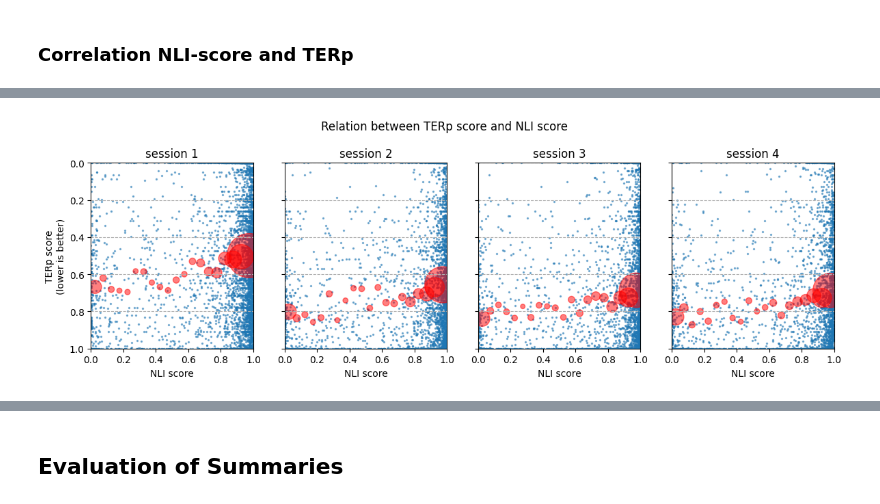
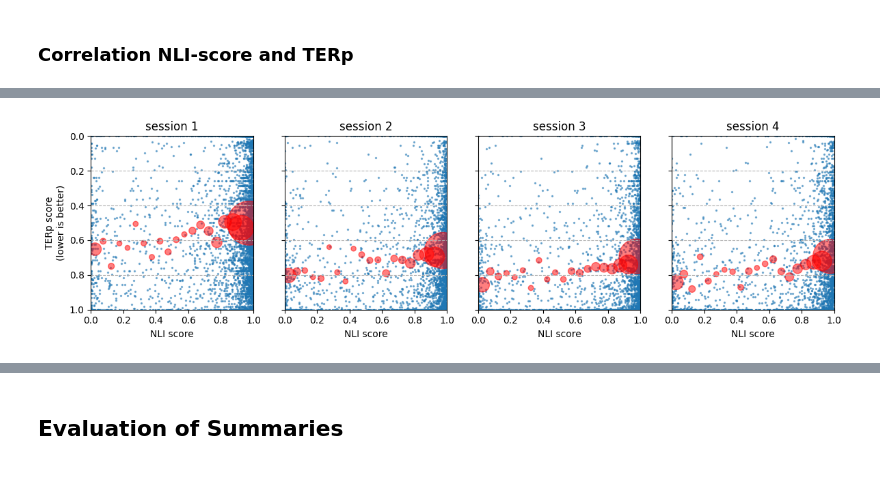
Before and after one commit to FrankVerhoef/pex, a Jupyter notebook: notebooks/analyse_bart_eval.ipynb, the cells around one changed output, grey strips where cells are left out. Drawn from its saved outputs; the diff is of its cells as text; code cells hidden in the pictures; blank space fills up the shorter version.

```diff
--- a/notebooks/analyse_bart_eval.ipynb
+++ b/notebooks/analyse_bart_eval.ipynb
@@ -440,7 +466,7 @@ corrected_counts = np.array([
 chart_data = np.array([original_counts, corrected_counts])
 titles = ["Original", "Corrected"]
 
-fig, axs = plt.subplots(ncols=2, figsize=(8,4), sharey=True)
+fig, axs = plt.subplots(ncols=2, figsize=(8,5), sharey=True)
 with plt.style.context('seaborn-v0_8-paper'):
     for dataset, ax in zip(range(2), axs):
 
@@ -452,14 +478,32 @@ with plt.style.context('seaborn-v0_8-paper'):
                 ax.text(session + 0.15, b + p/2, f"{p:.1f}", horizontalalignment='right', verticalalignment='center', fontsize='small', fontweight='bold', c='w')
             bottom += perc
 
+
+        # Plot a table with Accuracy, F1, Precision, Recall
+        acc = (chart_data[dataset][0] + chart_data[dataset][1]) / sum(chart_data[dataset])
+        prec = chart_data[dataset][0] / (chart_data[dataset][0] + chart_data[dataset][2])
+        rec = chart_data[dataset][0] / (chart_data[dataset][0] + chart_data[dataset][3])
+        f1 = [(2 * p * r) / (p + r) if (p + r) != 0 else 0 for p, r in zip(prec, rec)]
+        ax_table = ax.table(
+            cellText=np.round(np.array([acc, f1, prec, rec]) * 100, 1),
+            colLabels=[f"Session {s}" for s in sessions],
+            rowLabels=["Accuracy", "F1-score", "Precision", "Recall"] if dataset == 0 else None,
+            cellLoc='center',
+            loc='bottom',
+        )
+        ax_table.scale(1, 1.5)
+        # ax_table.auto_set_font_size(False)
+        # ax_table.set_fontsize(10)
+
         ax.set_facecolor('whitesmoke')
         ax.set_title(titles[dataset], pad=25)
         ax.text(0.5, 110, "n =", horizontalalignment='right', fontsize='small', fontstyle='italic')
         for session, t in zip(sessions, session_total):
             ax.text(session, 110, t, horizontalalignment='center', fontsize='small', fontstyle='italic')
         ax.grid(which='major', axis='y', linestyle='--')
-        ax.set_xticks(sessions)
-        ax.set_xlabel("Session")
+        # ax.set_xticks(sessions)
+        # ax.set_xlabel("Session")
+        ax.set_xticks([])
         if dataset == 0:
             ax.set_ylabel("Percentage")
 
@@ -469,4 +513,5 @@ with plt.style.context('seaborn-v0_8-paper'):
     fig.legend(by_label.values(), by_label.keys(), loc='center left', bbox_to_anchor=(1, 0.5), reverse=True)
     # fig.legend(loc='center left', bbox_to_anchor=(1, 0.5), reverse=True)
     fig.tight_layout()
+    plt.savefig('../docs/msc_turns_accuracy.pdf', dpi=300, format='pdf', bbox_inches='tight')
 # %% [output]
@@ -674,4 +615,6 @@ fig.tight_layout()
 # %%
+# TERp between prediction and target, per session
+
 sessions = df['session'].unique()
 
 selection = {}
@@ -680,7 +623,7 @@ selection["TN"] = (df['target_fact'] == 0) & (df['pred_fact'] == 0)
 selection["FP"] = (df['target_fact'] == 0) & (df['pred_fact'] == 1)
 selection["FN"] = (df['target_fact'] == 1) & (df['pred_fact'] == 0)
 
-fig, axs = plt.subplots(ncols=len(sessions), figsize=(12,4), sharey=True)
+fig, axs = plt.subplots(ncols=len(sessions), figsize=(12,3), sharey=True)
 
 with plt.style.context('seaborn-v0_8-paper'):
     for session, ax in zip(sessions, axs):
@@ -704,4 +647,5 @@ with plt.style.context('seaborn-v0_8-paper'):
 
     # fig.suptitle("Distribution of TERp scores of TP facts")
     fig.tight_layout()
+    plt.savefig('../docs/msc_turns_terp_per_session.pdf', dpi=300, format='pdf', bbox_inches='tight')
 # %% [output]
@@ -874,4 +827,6 @@ fig.tight_layout()
 # %%
+# NLI scores for the four classification categories; per session
+
 sessions = df['session'].unique()
 
 selection = {}
@@ -880,7 +835,7 @@ selection["TN"] = (df['target_fact'] == 0) & (df['pred_fact'] == 0)
 selection["FP"] = (df['target_fact'] == 0) & (df['pred_fact'] == 1)
 selection["FN"] = (df['target_fact'] == 1) & (df['pred_fact'] == 0)
 
-fig, axs = plt.subplots(ncols=len(sessions), figsize=(8,3), sharey=True)
+fig, axs = plt.subplots(ncols=len(sessions), figsize=(12,3), sharey=True)
 colors = {
     "TP_target": "tab:blue",
     "TP_pred": "tab:red",
@@ -931,6 +886,8 @@ with plt.style.context('seaborn-v0_8-paper'):
     # fig.suptitle("Average NLI scores for target facts and predicted facts, per session")
     handles, labels = plt.gca().get_legend_handles_labels()
     by_label = dict(zip(labels, handles))
-    fig.legend(by_label.values(), by_label.keys(), loc='center left', bbox_to_anchor=(1, 0.5))
+    # fig.legend(by_label.values(), by_label.keys(), loc='center left', bbox_to_anchor=(1, 0.5))
+    fig.legend(by_label.values(), by_label.keys(), loc='upper center', bbox_to_anchor=(0.5, 1.05), ncols=4)
     fig.tight_layout()
+    plt.savefig('../docs/msc_turns_nli_per_session.pdf', dpi=300, format='pdf', bbox_inches='tight')
 # %% [output]
@@ -1137,39 +1080,40 @@ num_bins = 20
 bin_boundaries = np.linspace(0, 1.0, num=num_bins+1)
 bins = [(lower, upper) for lower, upper in zip(bin_boundaries[:-1], bin_boundaries[1:])]
 
-fig, axs = plt.subplots(ncols=len(sessions), figsize=(12,4), sharey=True)
+fig, axs = plt.subplots(ncols=len(sessions), figsize=(12,3.5), sharey=True)
 
 for session, ax in zip(sessions, axs):
 
     df_subset = df[selection["TP"] & (df['session'] == session)]
     terp_count =  df_subset.count()
 
     ax.scatter(df_subset['nli_pred'], df_subset['terp'], alpha=0.5, s=2)
 
     # Calculate average per 'bin' and add it to scatter chart
     nli_col = 'nli_pred'
     num_perbin = np.array([
         df_subset[(df_subset[nli_col] >= lower) & (df_subset[nli_col] < upper)][nli_col].count()
         for lower, upper in bins
     ])
     avg_terp = np.array([
         df_subset[(df_subset[nli_col] >= lower) & (df_subset[nli_col] < upper)]['terp'].mean()
         for lower, upper in bins
     ])
     ax.scatter(bin_boundaries[:-1] + 0.5/num_bins, avg_terp, s=num_perbin, c='r', alpha=0.5)
 
     ax.set_title(f"session {session}")
     ax.grid(which='major', axis='y', linestyle='--')
     ax.set_xlim(0,1)
     ax.set_xlabel("NLI score")
     if session == 1:
         ax.set_ylim(1,0)
         ax.set_ylabel("TERp score\n(lower is better)")
 
-fig.suptitle("Relation between TERp score and NLI score")
+# fig.suptitle("Relation between TERp score and NLI score")
 fig.tight_layout()
+plt.savefig('../docs/msc_turns_nli_terp.pdf', dpi=300, format='pdf', bbox_inches='tight')
 # %% [output]
-[figure, old version]
+[figure, new version]
 # %%
 sessions = df['session'].unique()
 
```
Also changed, not shown: parts of 92 cells of this notebook, 33 other files.
